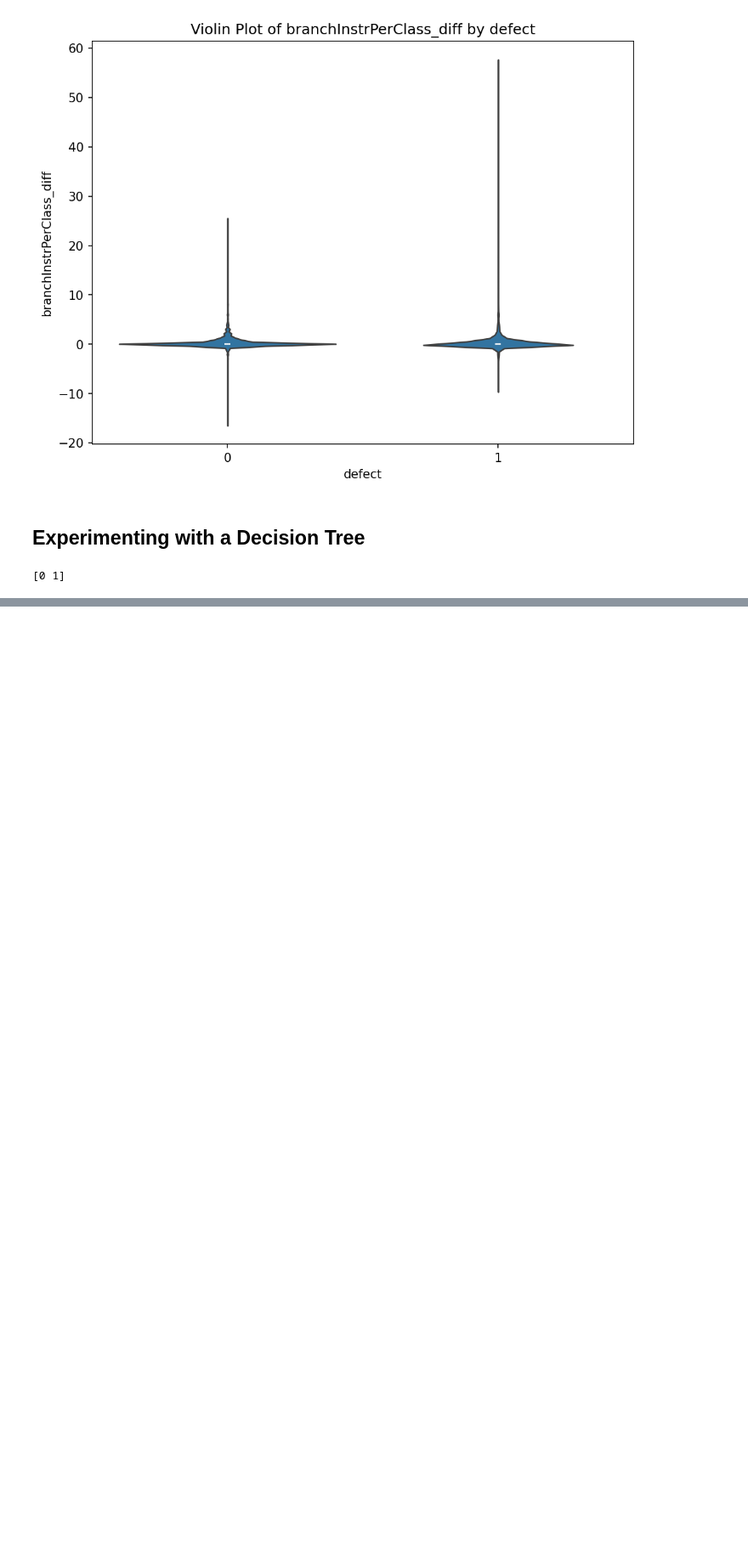
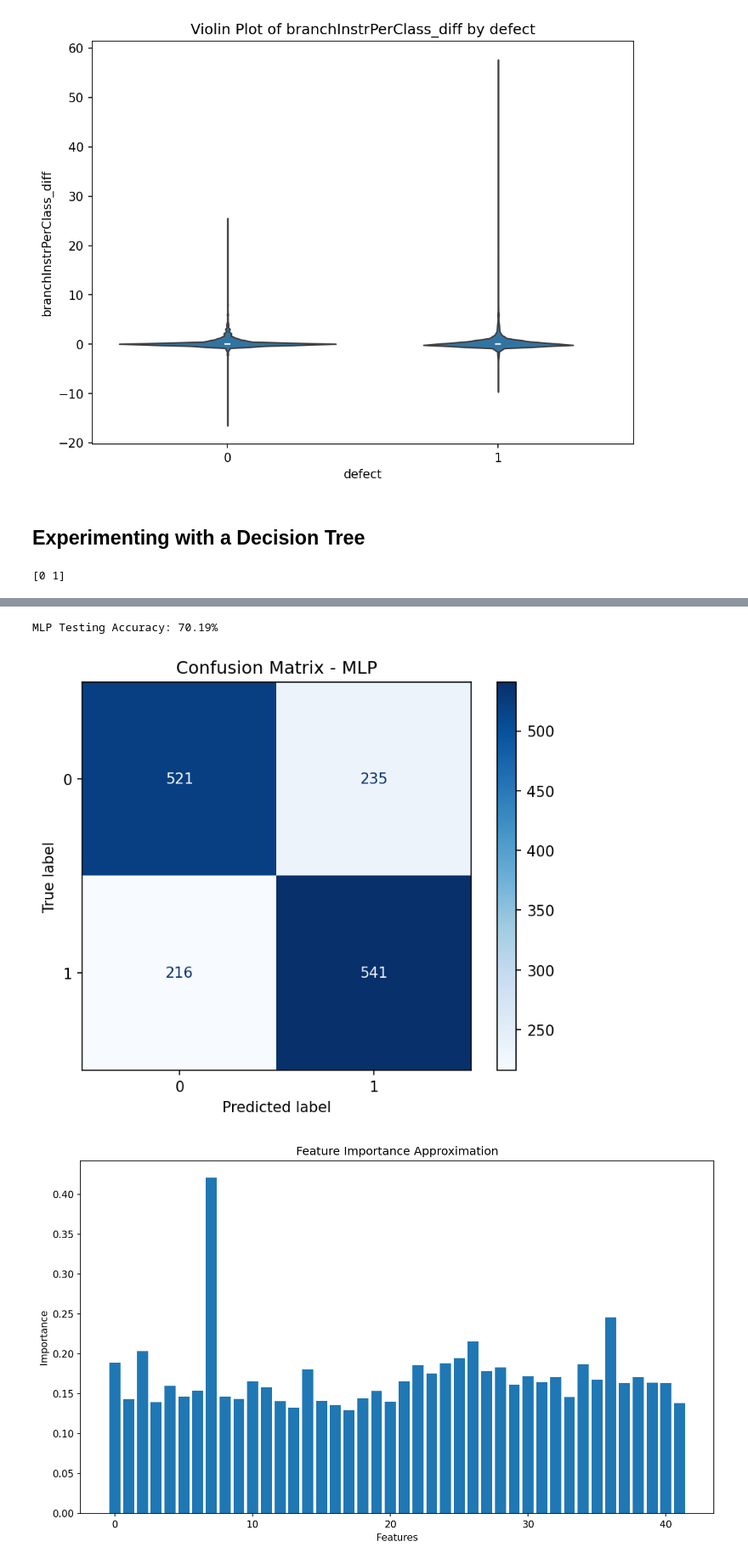
Before and after one commit to Snakekill88/AI_Tools_Final_Project, a Jupyter notebook: AI_Tools_Final_Project.ipynb, the cells around one changed output, grey strips where cells are left out. Shown at 85% size. Saved outputs shown, nothing was run; the diff lists cells and outputs as text; code cells hidden in the pictures; blank space fills up the shorter version.

```diff
--- a/AI_Tools_Final_Project.ipynb
+++ b/AI_Tools_Final_Project.ipynb
@@ -488,0 +553,50 @@ with open(TEMP_DATA_FILE, "w") as json_file:
+# %%
+from sklearn.neural_network import MLPClassifier
+from sklearn.metrics import accuracy_score, confusion_matrix, ConfusionMatrixDisplay
+from sklearn.preprocessing import StandardScaler
+import matplotlib.pyplot as plt
+
+# Standardize the data
+scaler = StandardScaler()
+X_train_scaled = scaler.fit_transform(X_train)
+X_test_scaled = scaler.transform(X_test)
+
+# Define the MLP model
+mlp_model = MLPClassifier(
+    hidden_layer_sizes=(64, 32),  # Two hidden layers with 64 and 32 neurons
+    activation='relu',
+    solver='adam',
+    alpha=0.0001,  # L2 regularization term
+    max_iter=200,  # Number of epochs
+    random_state=42
+)
+
+# Train the model
+mlp_model.fit(X_train_scaled, y_train)
+
+# Make predictions
+y_test_pred_mlp = mlp_model.predict(X_test_scaled)
+
+# Evaluate the model
+test_accuracy = accuracy_score(y_test, y_test_pred_mlp)
+print(f"MLP Testing Accuracy: {test_accuracy:.2%}")
+
+# Plot the confusion matrix
+cm_mlp = confusion_matrix(y_test, y_test_pred_mlp)
+ConfusionMatrixDisplay(cm_mlp).plot(cmap='Blues', values_format='d')
+plt.title('Confusion Matrix - MLP')
+plt.show()
+
+# Plot feature importance (not directly available, but you can approximate using weights)
+feature_importance = abs(mlp_model.coefs_[0]).mean(axis=1)
+plt.figure(figsize=(10, 6))
+plt.bar(range(len(feature_importance)), feature_importance)
+plt.title('Feature Importance Approximation')
+plt.xlabel('Features')
+plt.ylabel('Importance')
+plt.tight_layout()
+plt.show()
+# %% [output]
+MLP Testing Accuracy: 70.19%
+[figure, added]
+[figure, added]
```
Also changed, not shown: parts of 15 cells of this notebook, 1 other file.
